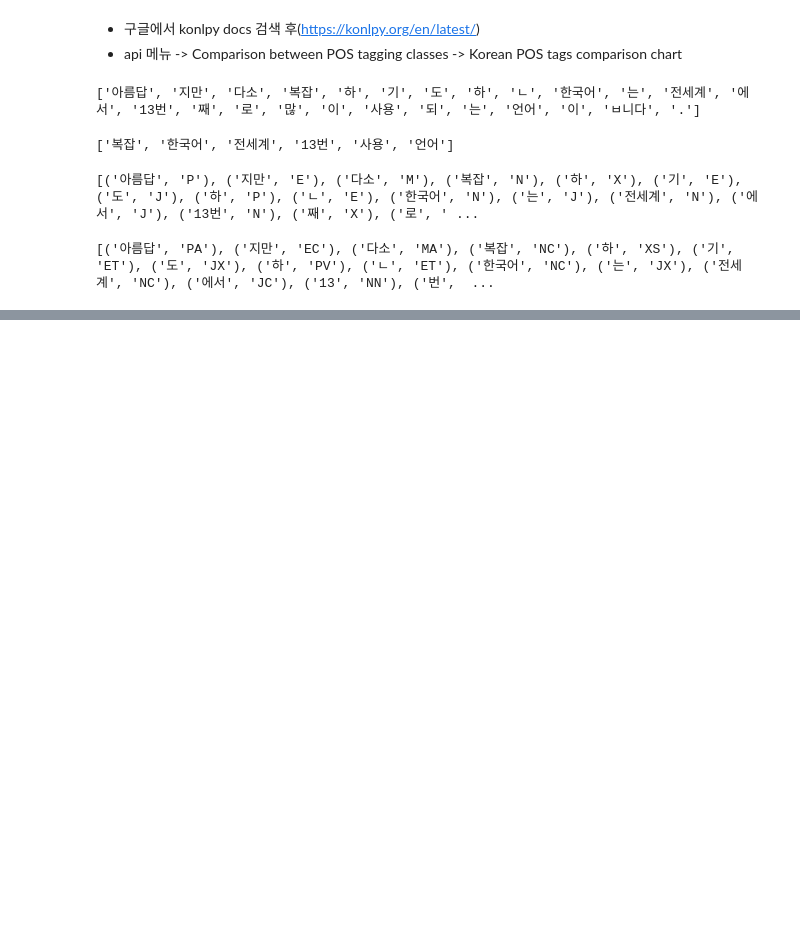
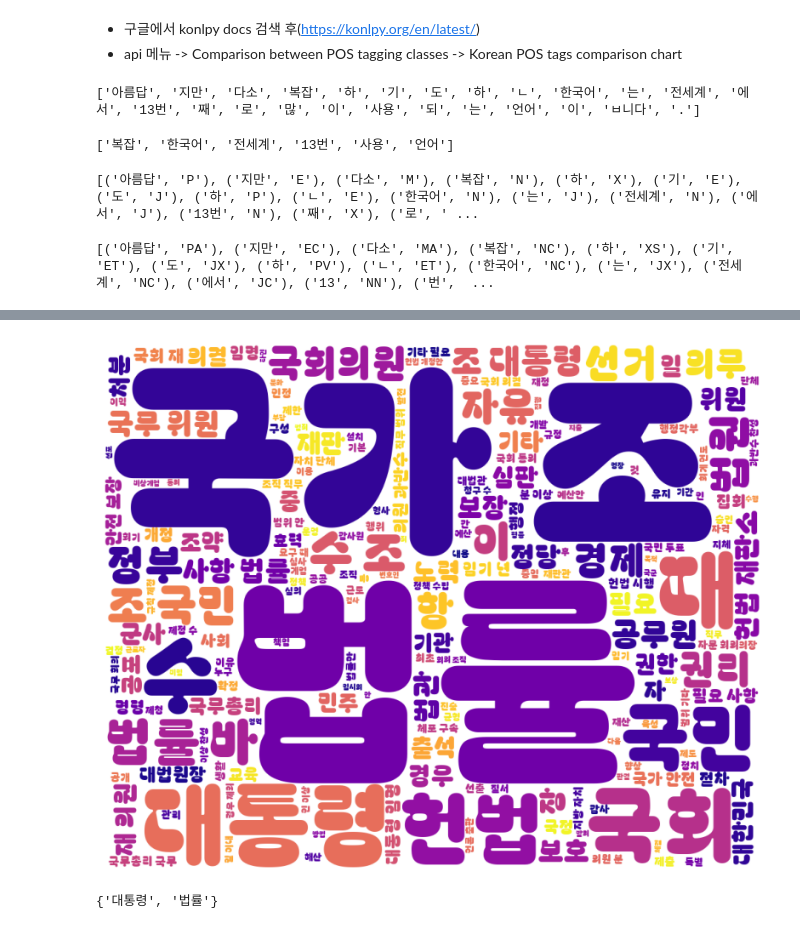
Before and after one commit to devna0111/ai_x, a Jupyter notebook: source/07_자연어처리/ch02_한글형태소분석_시각화.ipynb, the cells around one changed output, grey strips where cells are left out. Saved outputs shown, nothing was run; the diff lists cells and outputs as text; code cells hidden in the pictures; blank space fills up the shorter version.

```diff
--- a/source/07_자연어처리/ch02_한글형태소분석_시각화.ipynb
+++ b/source/07_자연어처리/ch02_한글형태소분석_시각화.ipynb
@@ -95,0 +276,7 @@ print(hannanum.pos(text, ntags=22))
+# %%
+# 한국어 말뭉치
+import konlpy
+# konlpy.corpus.kolaw.fileids() # 말뭉치 체크
+data = konlpy.corpus.kolaw.open('constitution.txt').read()
+#      = konlpy.corpus.kolaw.open('constitution.txt').readlines() # 한줄씩 list로 반환
+data
@@ -95,0 +369,37 @@ print(hannanum.pos(text, ntags=22))
+# %%
+# 사용 말뭉치 : data
+from konlpy.tag import Hannanum, Kkma, Komoran, Okt
+from mecab import MeCab # 사용하기 용이한 방법을 찾아서 사용하면 된다
+analyzer = MeCab()
+noun_list = analyzer.nouns(data)
+# noun_list2 = [data for data, tag in analyzer.pos(data, ntags=22) if tag in ('NC','NQ')]
+data_noun = ' '.join(noun_list)
+# %%
+wordcloud = WordCloud(
+    font_path='font/Bagel_Fat_One/BagelFatOne-Regular.ttf',
+    width = 1000, # 생성 이미지 가로(픽셀)
+    height=800,
+    background_color='white', # 배경색
+#     max_words=300, # 표시될 단어의 최대 개수
+#     relative_scaling=0.5, # 단어 빈도에 따른 크기 차이 조정
+    colormap='plasma',
+#     max_font_size=80, # 글씨 최대 사이즈
+#     min_font_size= 10, # 글씨 최소 사이즈
+    random_state=7,
+)
+wordcloud.generate(data_noun)
+plt.figure(figsize=(10,8))
+plt.imshow(wordcloud)
+plt.axis(False)
+plt.show()
+# %% [output]
+[figure, added]
+# %%
+# 불용어 처리 : 불용어 지정, 불용어 사전
+from wordcloud import STOPWORDS
+불용어 = STOPWORDS | {'대통령', '법률'}
+불용어 = {'대통령', '법률'}
+불용어 = set(['대통령','법률'])
+불용어
+# %% [output]
+{'대통령', '법률'}
```
Also changed, not shown: parts of 70 cells of this notebook, 20 other files.
